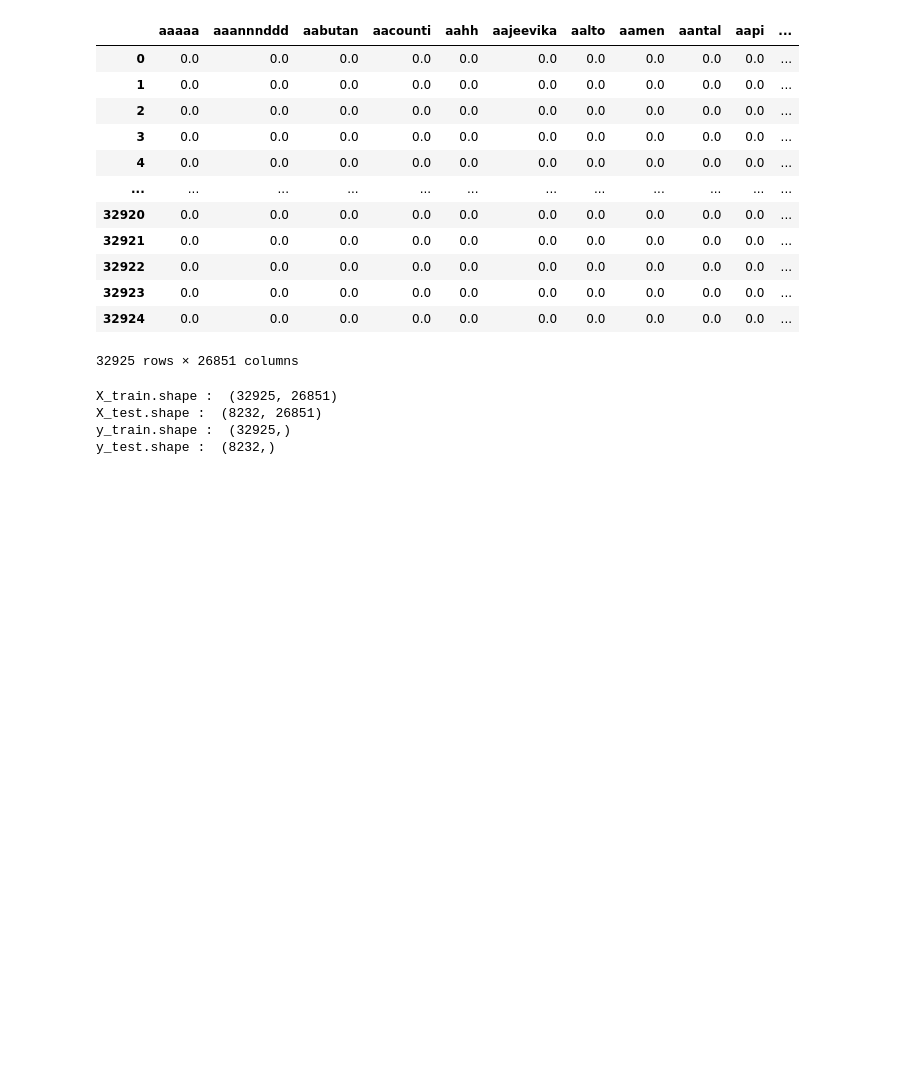
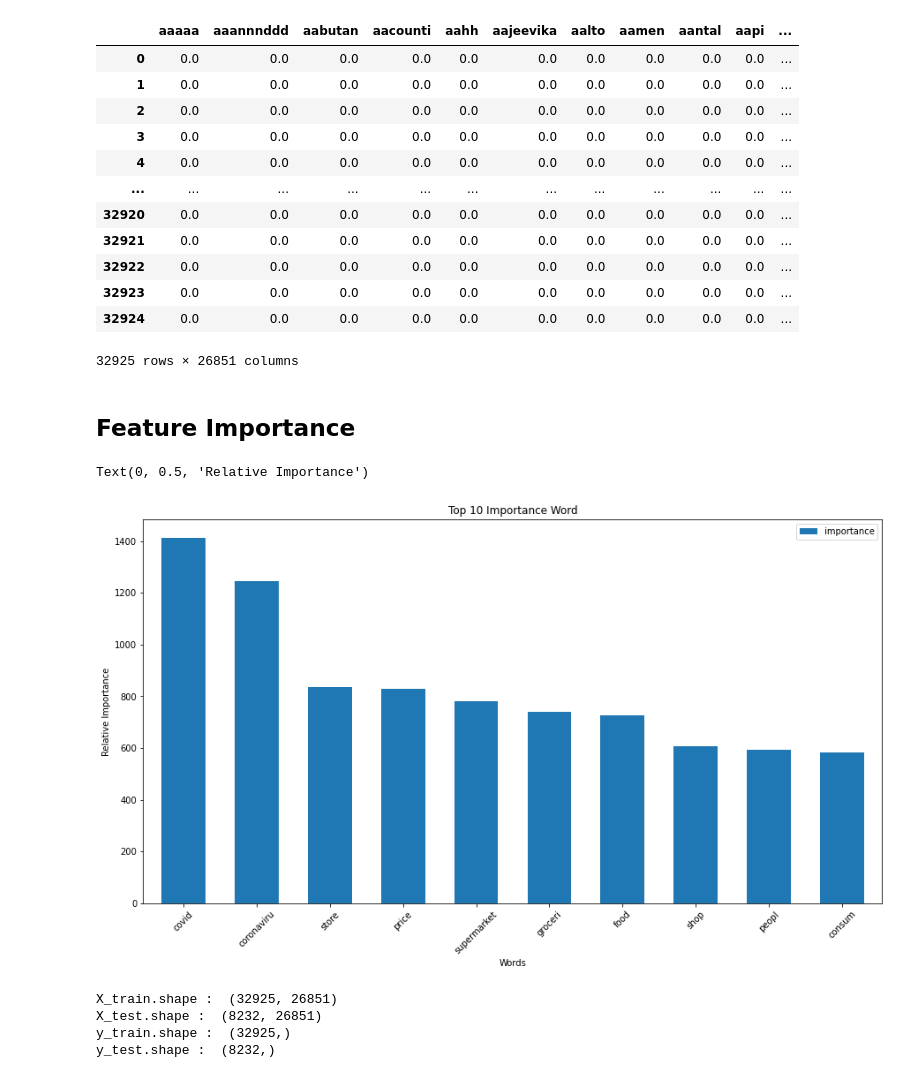
Before and after one commit to Mr-Premanand/Coronavirus-Tweet-Sentiment-Analysis, a Jupyter notebook: Coronavirus_Tweet_Sentiment_Analysis_Capstone_Project.ipynb, the cells around one changed output. Saved outputs shown, nothing was run; the diff lists cells and outputs as text; code cells hidden in the pictures; blank space fills up the shorter version.

```diff
--- a/Coronavirus_Tweet_Sentiment_Analysis_Capstone_Project.ipynb
+++ b/Coronavirus_Tweet_Sentiment_Analysis_Capstone_Project.ipynb
@@ -472,10 +472,11 @@ xtrain = tfid_vectorizer.fit_transform(xtrain)
 xtest = tfid_vectorizer.transform(xtest)
 # %%
 #visual of TFIDF vectorization dataframe
-pd.DataFrame(
+vect_df=pd.DataFrame(
      xtrain.todense(),
      columns = tfid_vectorizer.get_feature_names()
 )
+vect_df
 # %% [output]
 |  | aaaaa | aaannnddd | aabutan | aacounti | aahh | aajeevika | aalto | aamen | aantal | aapi | ... |
 | 0 | 0.0 | 0.0 | 0.0 | 0.0 | 0.0 | 0.0 | 0.0 | 0.0 | 0.0 | 0.0 | ... |
@@ -490,6 +491,22 @@ pd.DataFrame(
 | 32923 | 0.0 | 0.0 | 0.0 | 0.0 | 0.0 | 0.0 | 0.0 | 0.0 | 0.0 | 0.0 | ... |
 | 32924 | 0.0 | 0.0 | 0.0 | 0.0 | 0.0 | 0.0 | 0.0 | 0.0 | 0.0 | 0.0 | ... |
 32925 rows × 26851 columns
+# %% [markdown]
+## **Feature Importance**
+# %%
+#visualization of top features
+plt.rcParams['figure.figsize'] = (15, 8)
+top_feature=vect_df.sum(axis=0).reset_index()
+top_feature.rename(columns={'index':'Word',0:'importance'},inplace=True)
+top_feature.sort_values(by=['importance'],ascending=False,inplace=True)
+top_feature.head(10).plot.bar(x="Word", y="importance", width=0.6)
+plt.title("Top 10 Importance Word")
+plt.xlabel("Words")
+plt.xticks(rotation=45)
+plt.ylabel("Relative Importance")
+# %% [output]
+Text(0, 0.5, 'Relative Importance')
+[figure, added]
 # %%
 #shape of split data
 print("X_train.shape : ", xtrain.shape)
```
Also changed, not shown: parts of 7 cells of this notebook.
